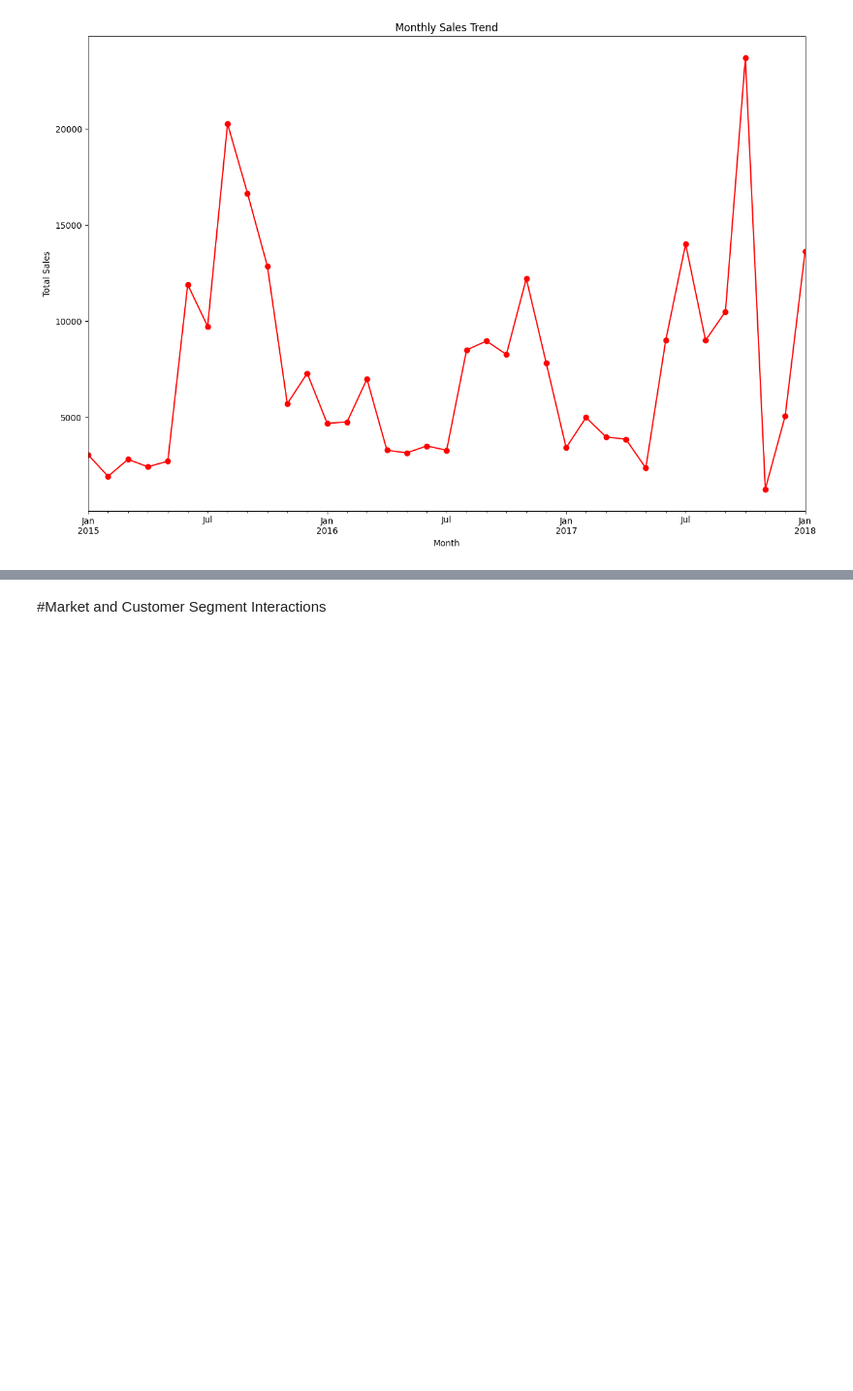
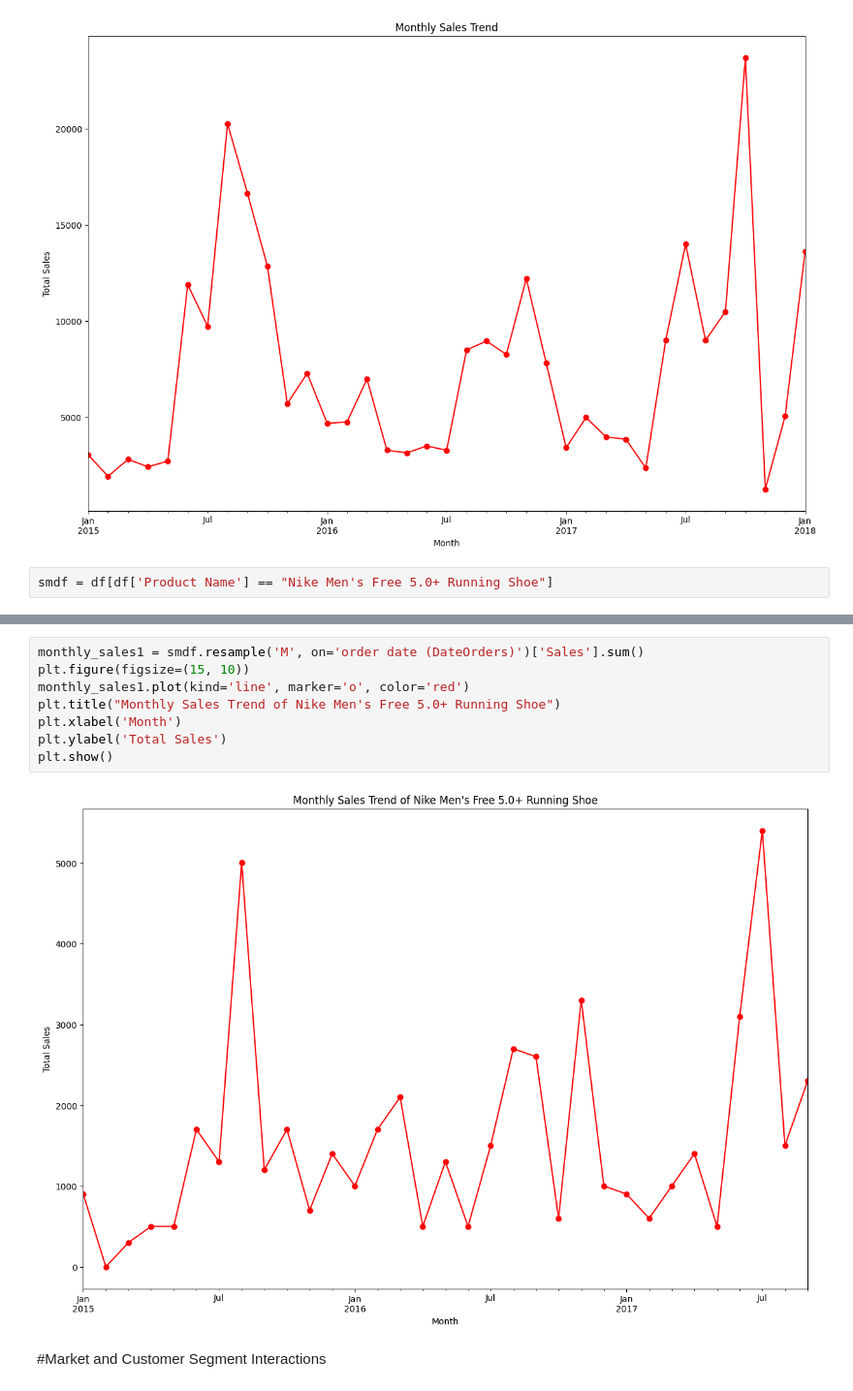
Before and after one commit to akshan-main/supplychain, a Jupyter notebook: supplychaineda.ipynb, the cells around one changed output, grey strips where cells are left out. Shown at 97% size. Saved outputs shown, nothing was run; the diff lists cells and outputs as text; blank space fills up the shorter version.

```diff
--- a/supplychaineda.ipynb
+++ b/supplychaineda.ipynb
@@ -173,3 +173,5 @@ plt.ylabel('Total Sales')
 plt.show()
 # %% [output]
 [figure]
+# %%
+smdf = df[df['Product Name'] == "Nike Men's Free 5.0+ Running Shoe"]
@@ -176,3 +194,13 @@ plt.show()
+# %%
+monthly_sales1 = smdf.resample('M', on='order date (DateOrders)')['Sales'].sum()
+plt.figure(figsize=(15, 10))
+monthly_sales1.plot(kind='line', marker='o', color='red')
+plt.title("Monthly Sales Trend of Nike Men's Free 5.0+ Running Shoe")
+plt.xlabel('Month')
+plt.ylabel('Total Sales')
+plt.show()
+# %% [output]
+[figure, added]
 # %% [markdown]
 #Market and Customer Segment Interactions
 # %%
```
Also changed, not shown: parts of 1 cell of this notebook.
